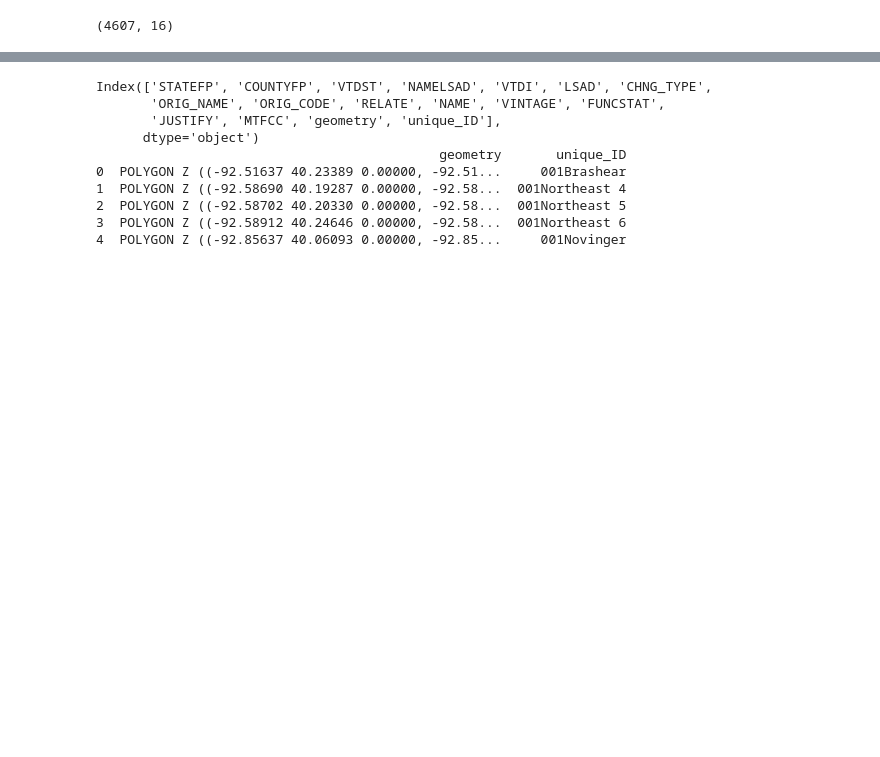
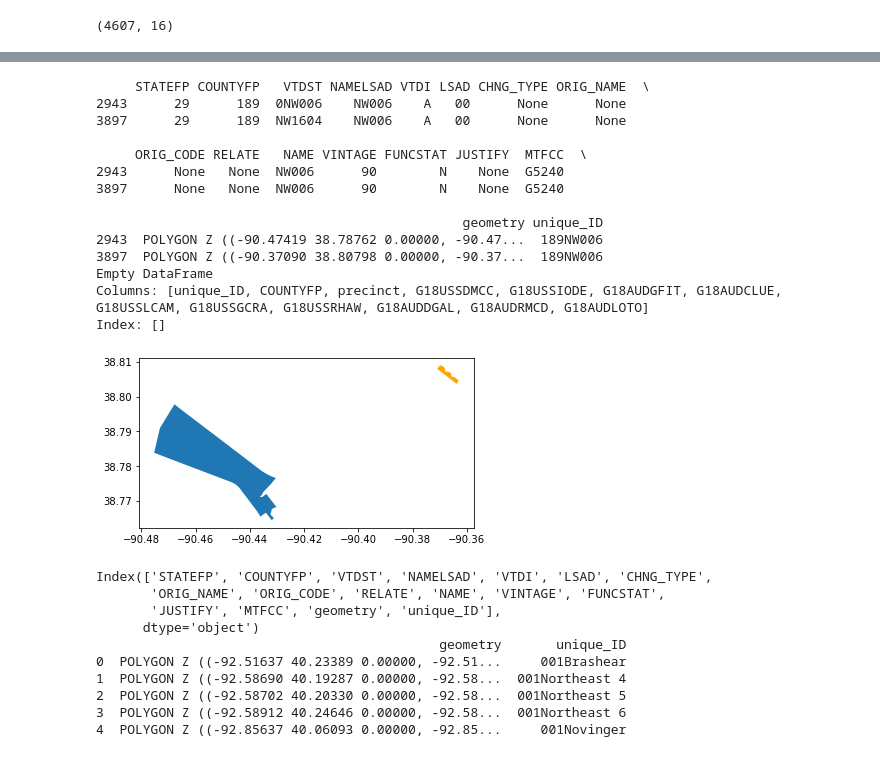
Before and after one commit to nonpartisan-redistricting-datahub/pdv-mo, a Jupyter notebook: vest-mo-2018/VEST_MO_18_replication.ipynb, the cells around one changed output, grey strips where cells are left out. Saved outputs shown, nothing was run; the diff lists cells and outputs as text; code cells hidden in the pictures; blank space fills up the shorter version.

```diff
--- a/vest-mo-2018/VEST_MO_18_replication.ipynb
+++ b/vest-mo-2018/VEST_MO_18_replication.ipynb
@@ -368 +428,24 @@ shapefiles_census["unique_ID"] = shapefiles_census["unique_ID"].apply(lambda x:
+# %%
+print(shapefiles_census[shapefiles_census["unique_ID"]=="189NW006"])
+
+ax = shapefiles_census[shapefiles_census["VTDST"]=="0NW006"].plot()
+shapefiles_census[shapefiles_census["VTDST"]=="NW1604"].plot(ax = ax,color="orange")
+
+print(elections_census_shapes[elections_census_shapes["unique_ID"]=="189NW006"])
+# %% [output]
+     STATEFP COUNTYFP   VTDST NAMELSAD VTDI LSAD CHNG_TYPE ORIG_NAME  \
+2943      29      189  0NW006    NW006    A   00      None      None
+3897      29      189  NW1604    NW006    A   00      None      None
+
+     ORIG_CODE RELATE   NAME VINTAGE FUNCSTAT JUSTIFY  MTFCC  \
+2943      None   None  NW006      90        N    None  G5240
+3897      None   None  NW006      90        N    None  G5240
+
+                                               geometry unique_ID
+2943  POLYGON Z ((-90.47419 38.78762 0.00000, -90.47...  189NW006
+3897  POLYGON Z ((-90.37090 38.80798 0.00000, -90.37...  189NW006
+Empty DataFrame
+Columns: [unique_ID, COUNTYFP, precinct, G18USSDMCC, G18USSIODE, G18AUDGFIT, G18AUDCLUE, G18USSLCAM, G18USSGCRA, G18USSRHAW, G18AUDDGAL, G18AUDRMCD, G18AUDLOTO]
+Index: []
+[figure, added]
 # %%
```
Also changed, not shown: parts of 27 cells of this notebook.
